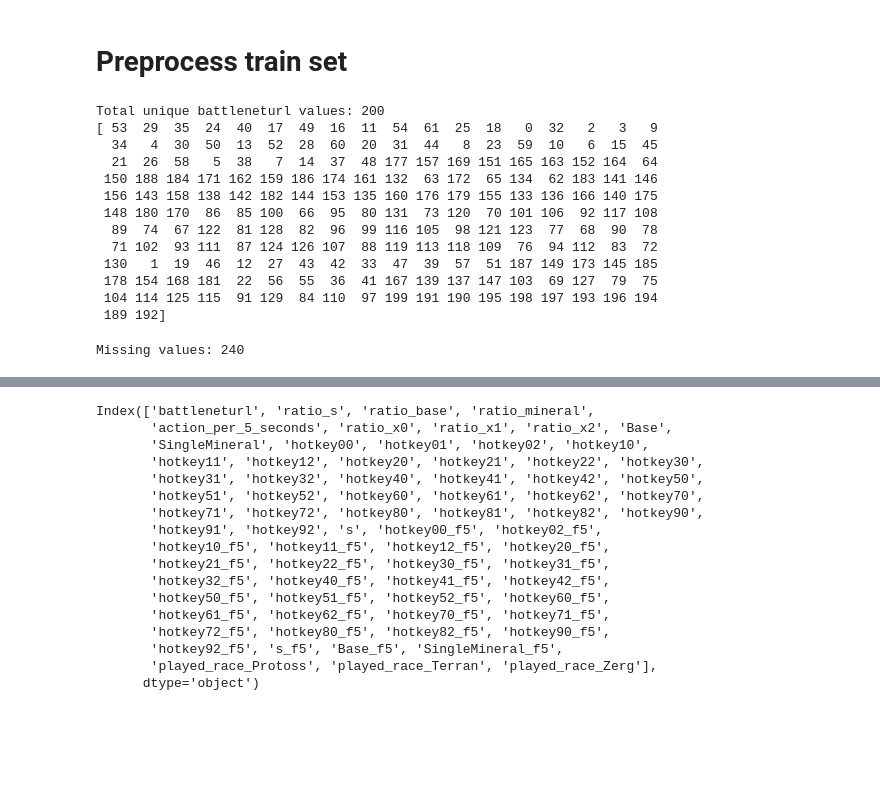
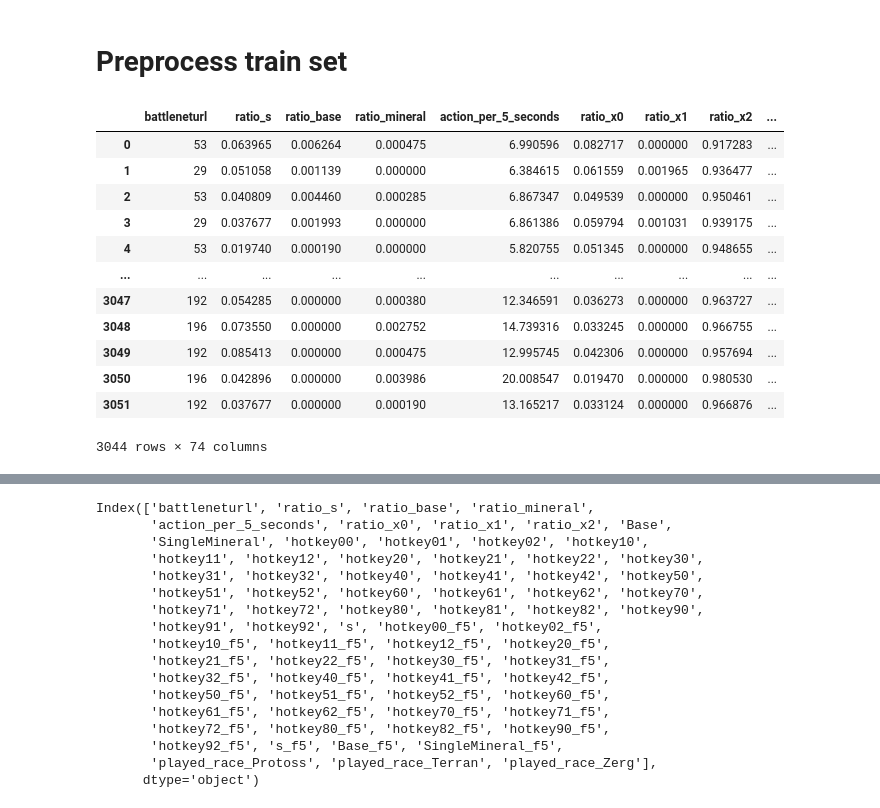
Before and after one commit to sofialtman/OT02---Data-Mining, a Jupyter notebook: features-creation.ipynb, the cells around one changed output, grey strips where cells are left out. Cells and saved outputs as stored; diff of their text form; code cells hidden in the pictures; blank space fills up the shorter version.

```diff
--- a/features-creation.ipynb
+++ b/features-creation.ipynb
@@ -419,29 +419,19 @@ def preprocess(df: pd.DataFrame,  is_train: bool=True, convert_race: bool=True):
 # Preprocess train set
 # %%
 features_train_final= preprocess(features_train)
-# %%
-features_train_final.shape
-unique_battleneturls = features_train_final['battleneturl'].unique()
-
-print(f"Total unique battleneturl values: {len(unique_battleneturls)}")
-print(unique_battleneturls)
-# %% [output]
-Total unique battleneturl values: 200
-[ 53  29  35  24  40  17  49  16  11  54  61  25  18   0  32   2   3   9
-  34   4  30  50  13  52  28  60  20  31  44   8  23  59  10   6  15  45
-  21  26  58   5  38   7  14  37  48 177 157 169 151 165 163 152 164  64
- 150 188 184 171 162 159 186 174 161 132  63 172  65 134  62 183 141 146
- 156 143 158 138 142 182 144 153 135 160 176 179 155 133 136 166 140 175
- 148 180 170  86  85 100  66  95  80 131  73 120  70 101 106  92 117 108
-  89  74  67 122  81 128  82  96  99 116 105  98 121 123  77  68  90  78
-  71 102  93 111  87 124 126 107  88 119 113 118 109  76  94 112  83  72
- 130   1  19  46  12  27  43  42  33  47  39  57  51 187 149 173 145 185
- 178 154 168 181  22  56  55  36  41 167 139 137 147 103  69 127  79  75
- 104 114 125 115  91 129  84 110  97 199 191 190 195 198 197 193 196 194
- 189 192]
-# %%
-# Check missing values before cleaning
-missing_before = features_train_final.isna().sum().sum()
-print(f"Missing values: {missing_before}")
-# %% [output]
-Missing values: 240
+# %%
+features_train_final
+# %% [output]
+|  | battleneturl | ratio_s | ratio_base | ratio_mineral | action_per_5_seconds | ratio_x0 | ratio_x1 | ratio_x2 | ... |
+| 0 | 53 | 0.063965 | 0.006264 | 0.000475 | 6.990596 | 0.082717 | 0.000000 | 0.917283 | ... |
+| 1 | 29 | 0.051058 | 0.001139 | 0.000000 | 6.384615 | 0.061559 | 0.001965 | 0.936477 | ... |
+| 2 | 53 | 0.040809 | 0.004460 | 0.000285 | 6.867347 | 0.049539 | 0.000000 | 0.950461 | ... |
+| 3 | 29 | 0.037677 | 0.001993 | 0.000000 | 6.861386 | 0.059794 | 0.001031 | 0.939175 | ... |
+| 4 | 53 | 0.019740 | 0.000190 | 0.000000 | 5.820755 | 0.051345 | 0.000000 | 0.948655 | ... |
+| ... | ... | ... | ... | ... | ... | ... | ... | ... | ... |
+| 3047 | 192 | 0.054285 | 0.000000 | 0.000380 | 12.346591 | 0.036273 | 0.000000 | 0.963727 | ... |
+| 3048 | 196 | 0.073550 | 0.000000 | 0.002752 | 14.739316 | 0.033245 | 0.000000 | 0.966755 | ... |
+| 3049 | 192 | 0.085413 | 0.000000 | 0.000475 | 12.995745 | 0.042306 | 0.000000 | 0.957694 | ... |
+| 3050 | 196 | 0.042896 | 0.000000 | 0.003986 | 20.008547 | 0.019470 | 0.000000 | 0.980530 | ... |
+| 3051 | 192 | 0.037677 | 0.000000 | 0.000190 | 13.165217 | 0.033124 | 0.000000 | 0.966876 | ... |
+3044 rows × 74 columns
```
Also changed, not shown: parts of 6 cells of this notebook.
